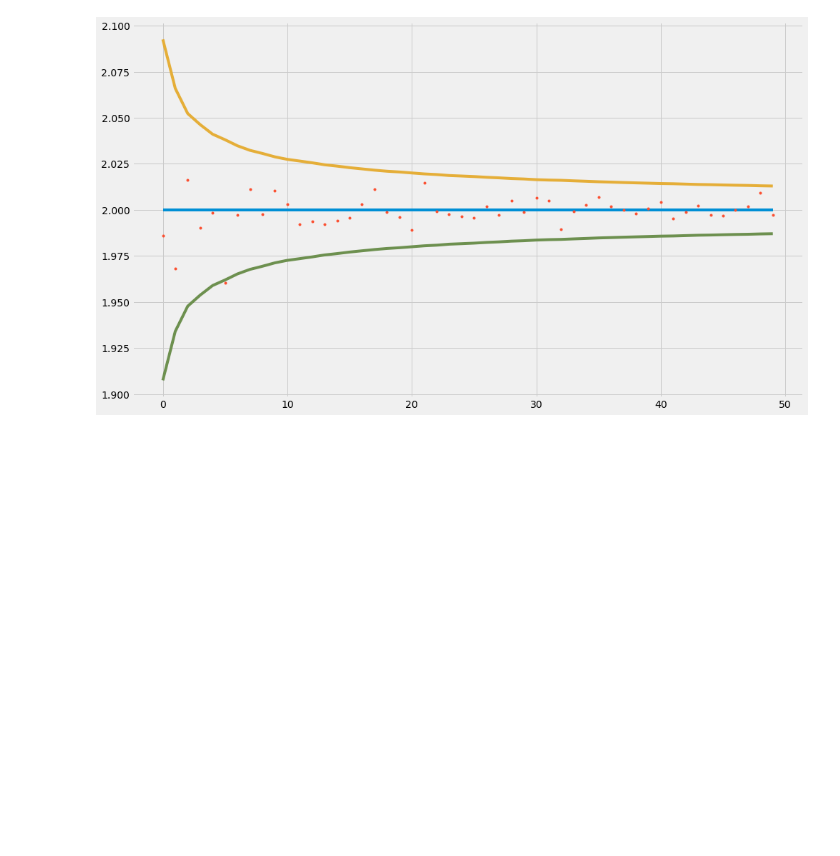
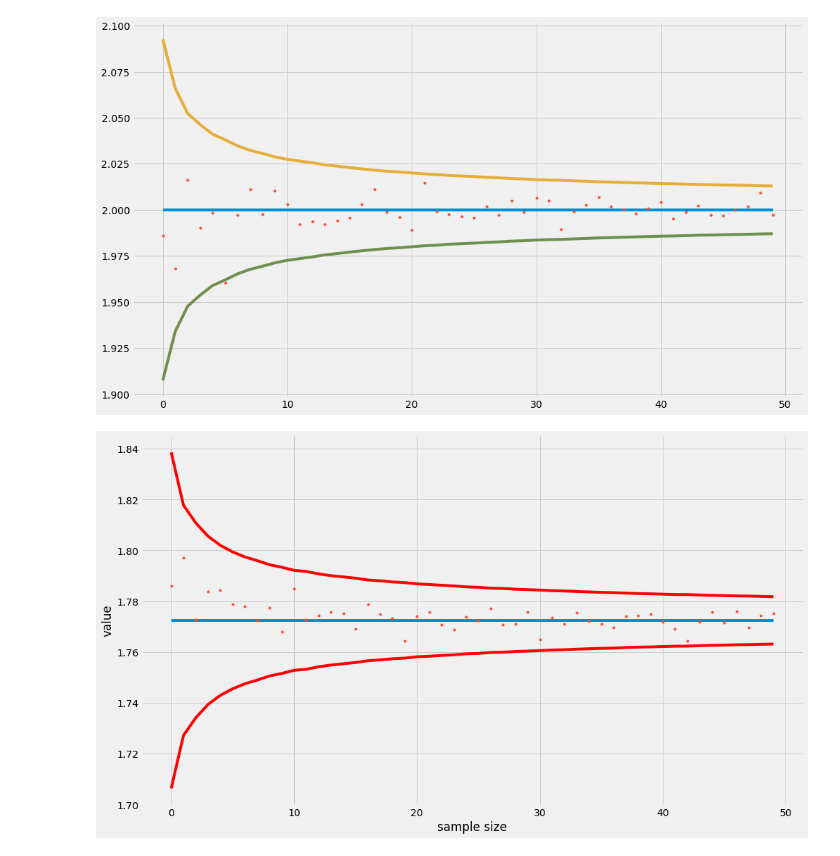
Before and after one commit to prateekchandrajha/random-computational-finance, a Jupyter notebook: random_numbers_monte_carlo_pricing.ipynb, the cells around one changed output. Saved outputs shown, nothing was run; the diff lists cells and outputs as text; code cells hidden in the pictures; blank space fills up the shorter version.

```diff
--- a/random_numbers_monte_carlo_pricing.ipynb
+++ b/random_numbers_monte_carlo_pricing.ipynb
@@ -181,3 +178,26 @@ plt.plot(2 - np.array(msin_std)*3)
 plt.show()
 # %% [output]
 [figure]
+# %%
+np.random.seed(0)
+
+mexp_est = [None]*50
+mexp_std = [None]*50
+
+for i in range(1,51):
+  norm_array = norm.rvs(size=i*1000)
+  exp_value = np.exp(-norm_array**2/2)*np.sqrt(2*np.pi)
+  mexp_est[i-1] = np.mean(exp_value)
+  mexp_std[i-1] = np.std(exp_value)/np.sqrt(i*1000)
+
+plt.style.use('fivethirtyeight')
+plt.figure(figsize=(15, 9))
+plt.plot([np.sqrt(np.pi)]*50)
+plt.plot(mexp_est, '.')
+plt.plot(np.sqrt(np.pi) + np.array(mexp_std)*3, 'r')
+plt.plot(np.sqrt(np.pi) - np.array(mexp_std)*3, 'r')
+plt.xlabel("sample size")
+plt.ylabel("value")
+plt.show()
+# %% [output]
+[figure, added]
```
Also changed, not shown: parts of 14 cells of this notebook.
